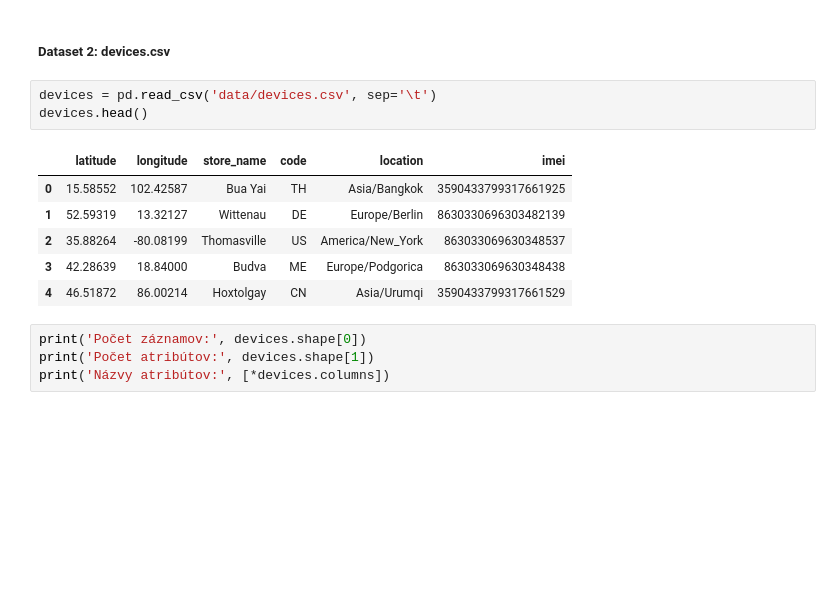
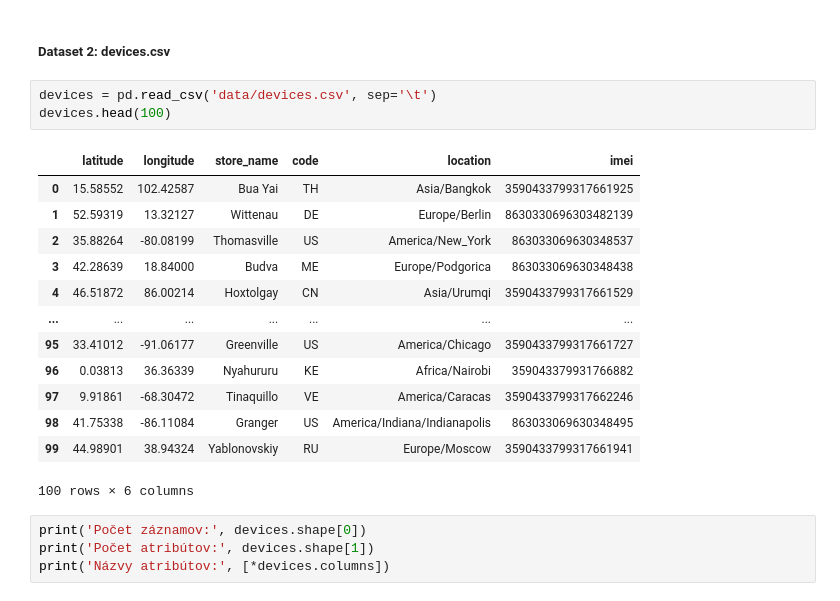
Before and after one commit to LeonRado1/IAU-zadanie, a Jupyter notebook: exploratory_analysis.ipynb, the cells around one changed output. Saved outputs shown, nothing was run; the diff lists cells and outputs as text; blank space fills up the shorter version.

```diff
--- a/exploratory_analysis.ipynb
+++ b/exploratory_analysis.ipynb
@@ -48,14 +48,21 @@ dtype: object
 ##### Dataset 2: devices.csv
 # %%
 devices = pd.read_csv('data/devices.csv', sep='\t')
-devices.head()
+devices.head(100)
 # %% [output]
 |  | latitude | longitude | store_name | code | location | imei |
 | 0 | 15.58552 | 102.42587 | Bua Yai | TH | Asia/Bangkok | 3590433799317661925 |
 | 1 | 52.59319 | 13.32127 | Wittenau | DE | Europe/Berlin | 8630330696303482139 |
 | 2 | 35.88264 | -80.08199 | Thomasville | US | America/New_York | 863033069630348537 |
 | 3 | 42.28639 | 18.84000 | Budva | ME | Europe/Podgorica | 863033069630348438 |
 | 4 | 46.51872 | 86.00214 | Hoxtolgay | CN | Asia/Urumqi | 3590433799317661529 |
+| ... | ... | ... | ... | ... | ... | ... |
+| 95 | 33.41012 | -91.06177 | Greenville | US | America/Chicago | 3590433799317661727 |
+| 96 | 0.03813 | 36.36339 | Nyahururu | KE | Africa/Nairobi | 359043379931766882 |
+| 97 | 9.91861 | -68.30472 | Tinaquillo | VE | America/Caracas | 3590433799317662246 |
+| 98 | 41.75338 | -86.11084 | Granger | US | America/Indiana/Indianapolis | 863033069630348495 |
+| 99 | 44.98901 | 38.94324 | Yablonovskiy | RU | Europe/Moscow | 3590433799317661941 |
+100 rows × 6 columns
 # %%
 print('Počet záznamov:', devices.shape[0])
 print('Počet atribútov:', devices.shape[1])
```
Also changed, not shown: parts of 17 cells of this notebook.
